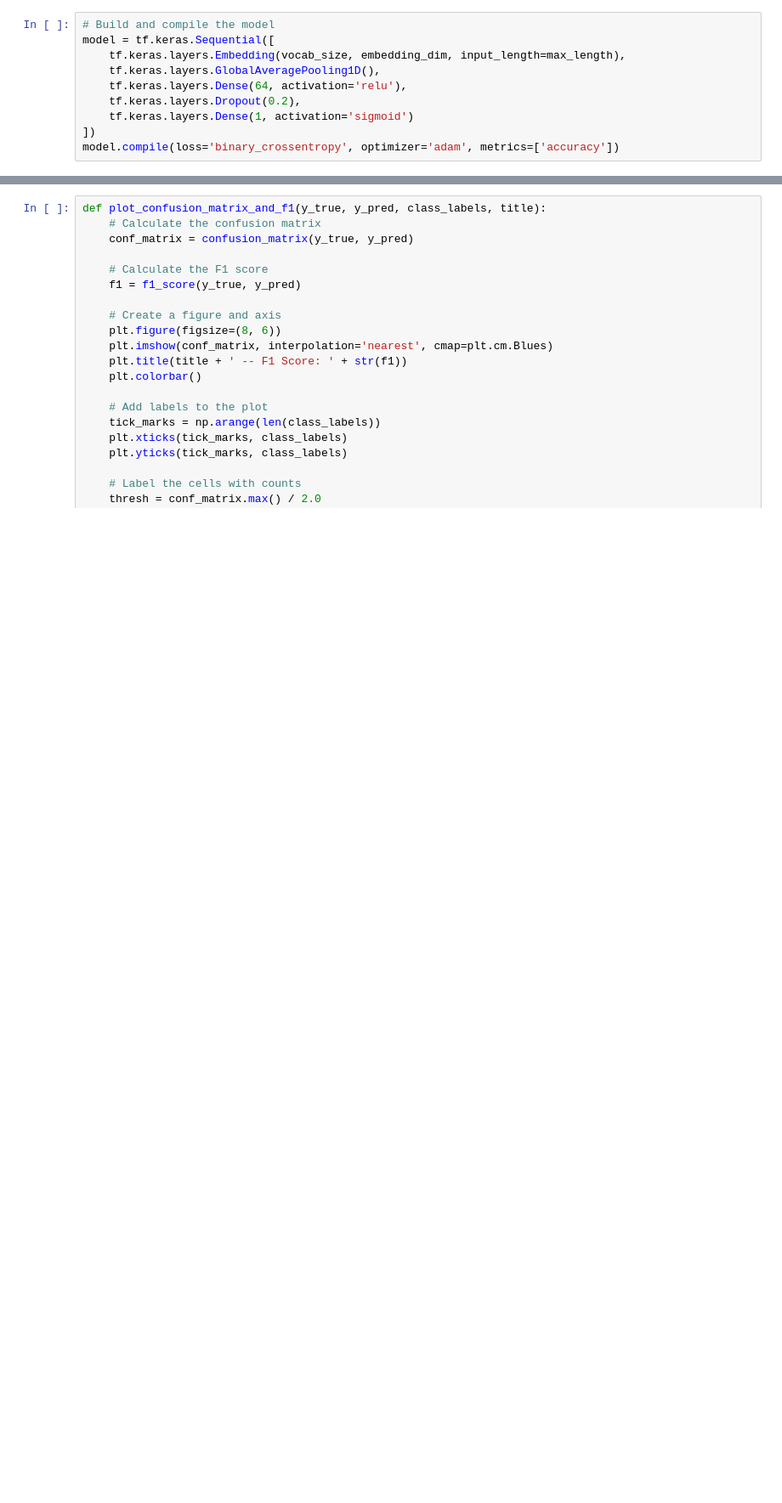
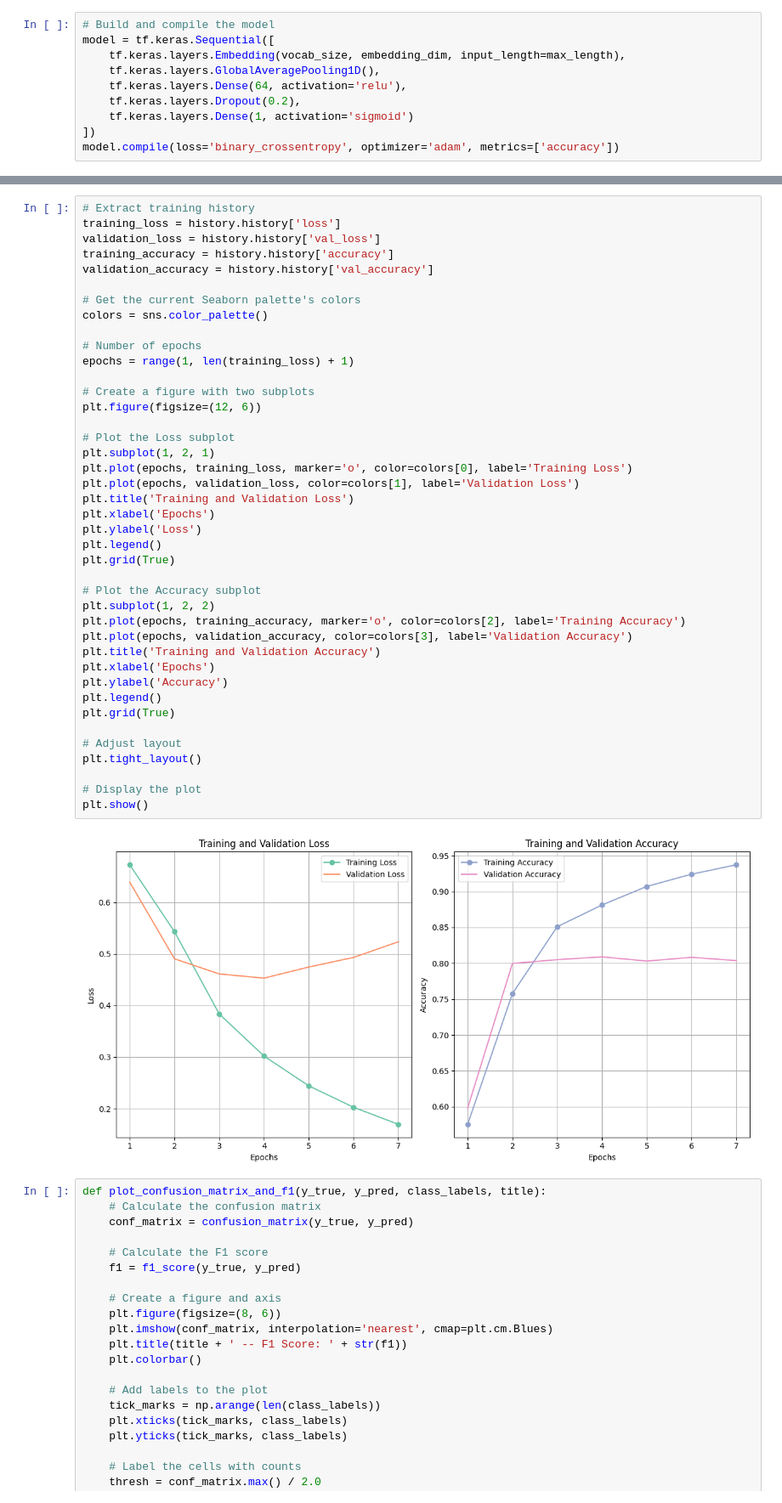
Before and after one commit to zsoltgeier/NLP-with-disaster-tweets, a Jupyter notebook: Notebooks/neural_network_solution.ipynb, the cells around one changed output, grey strips where cells are left out. Shown at 85% size. Saved outputs shown, nothing was run; the diff lists cells and outputs as text; blank space fills up the shorter version.

```diff
--- a/Notebooks/neural_network_solution.ipynb
+++ b/Notebooks/neural_network_solution.ipynb
@@ -285,3 +287,46 @@ Epoch 6/10
+# %%
+# Extract training history
+training_loss = history.history['loss']
+validation_loss = history.history['val_loss']
+training_accuracy = history.history['accuracy']
+validation_accuracy = history.history['val_accuracy']
+
+# Get the current Seaborn palette's colors
+colors = sns.color_palette()
+
+# Number of epochs
+epochs = range(1, len(training_loss) + 1)
+
+# Create a figure with two subplots
+plt.figure(figsize=(12, 6))
+
+# Plot the Loss subplot
+plt.subplot(1, 2, 1)
+plt.plot(epochs, training_loss, marker='o', color=colors[0], label='Training Loss')
+plt.plot(epochs, validation_loss, color=colors[1], label='Validation Loss')
+plt.title('Training and Validation Loss')
+plt.xlabel('Epochs')
+plt.ylabel('Loss')
+plt.legend()
+plt.grid(True)
+
+# Plot the Accuracy subplot
+plt.subplot(1, 2, 2)
+plt.plot(epochs, training_accuracy, marker='o', color=colors[2], label='Training Accuracy')
+plt.plot(epochs, validation_accuracy, color=colors[3], label='Validation Accuracy')
+plt.title('Training and Validation Accuracy')
+plt.xlabel('Epochs')
+plt.ylabel('Accuracy')
+plt.legend()
+plt.grid(True)
+
+# Adjust layout
+plt.tight_layout()
+
+# Display the plot
+plt.show()
+# %% [output]
+[figure, added]
 # %%
 def plot_confusion_matrix_and_f1(y_true, y_pred, class_labels, title):
     # Calculate the confusion matrix
```
Also changed, not shown: parts of 5 cells of this notebook.
